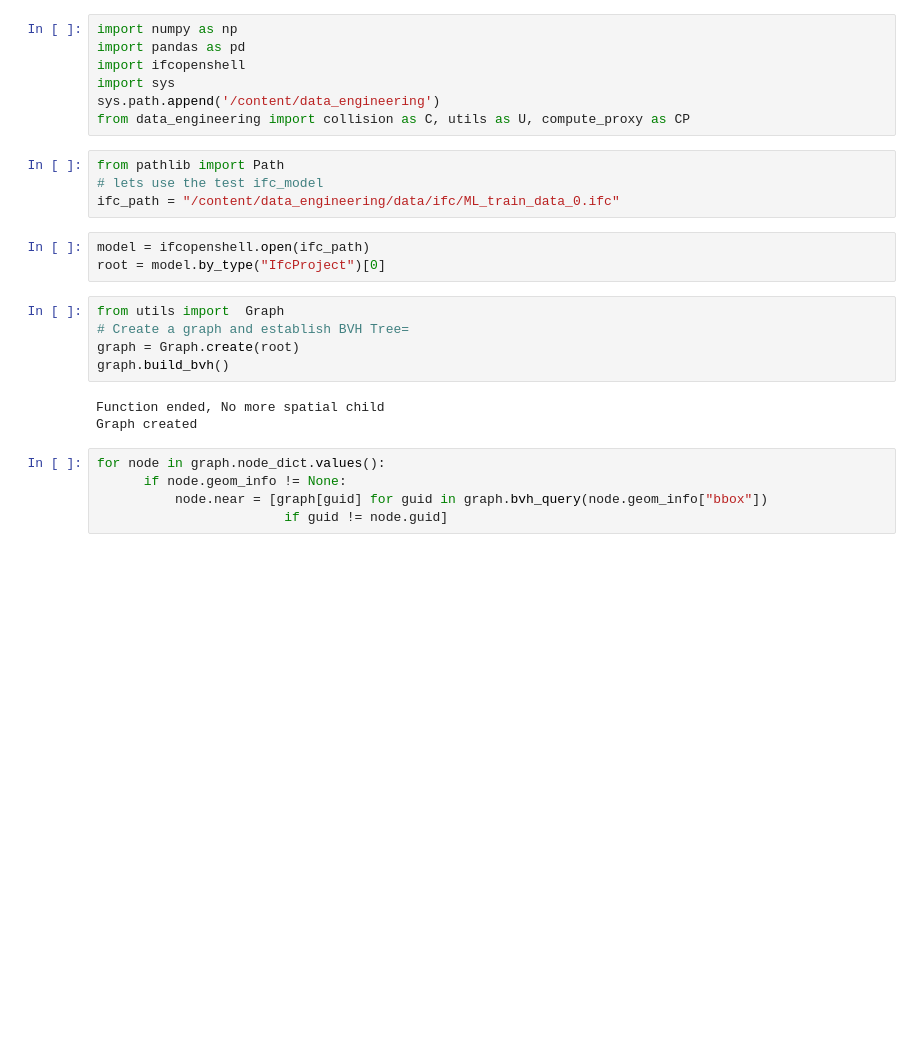
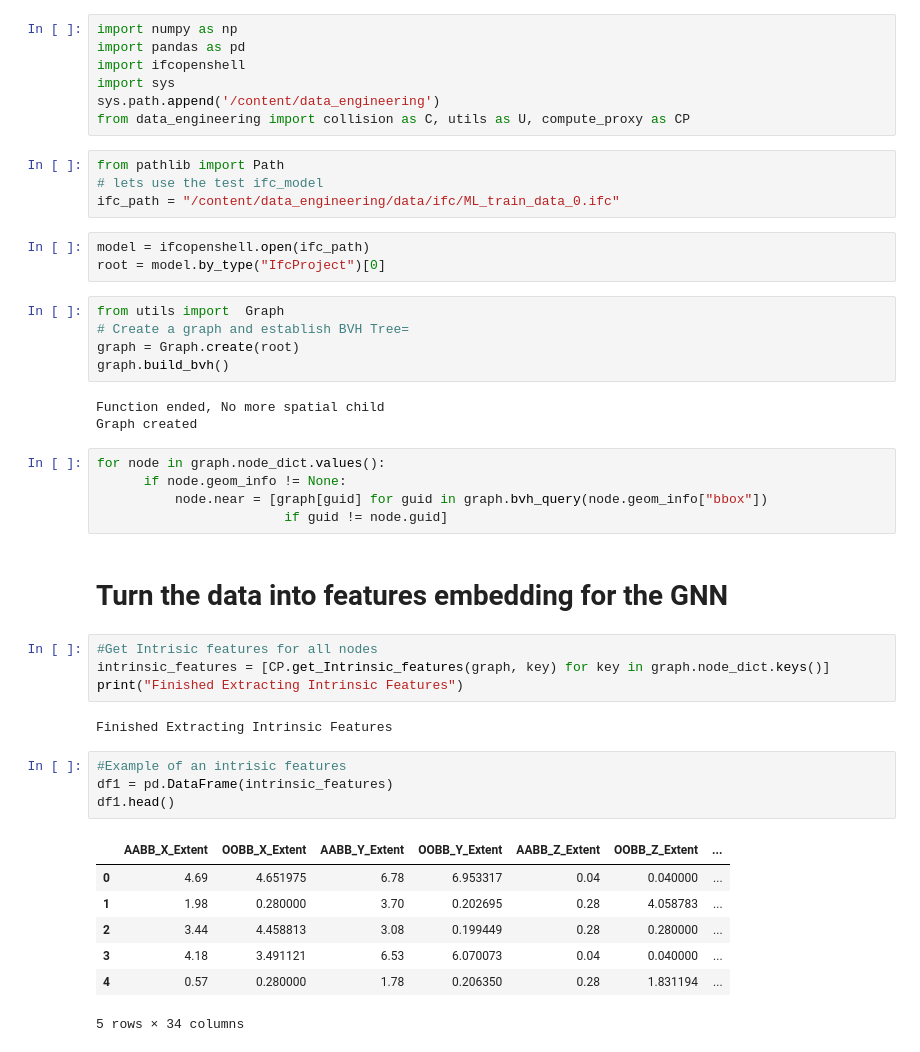
Before and after one commit to JanMeow/GNN_StackedRF_3D_Spatial_DeepLearning, a Jupyter notebook: Chpater_2_GNN_Guess_the_GeometricType_Application.ipynb, the cells around one changed output. Saved outputs shown, nothing was run; the diff lists cells and outputs as text; blank space fills up the shorter version.

```diff
--- a/Chpater_2_GNN_Guess_the_GeometricType_Application.ipynb
+++ b/Chpater_2_GNN_Guess_the_GeometricType_Application.ipynb
@@ -107,3 +107,23 @@ for node in graph.node_dict.values():
       if node.geom_info != None:
           node.near = [graph[guid] for guid in graph.bvh_query(node.geom_info["bbox"])
                         if guid != node.guid]
+# %% [markdown]
+# Turn the data into features embedding for the GNN
+# %%
+#Get Intrisic features for all nodes
+intrinsic_features = [CP.get_Intrinsic_features(graph, key) for key in graph.node_dict.keys()]
+print("Finished Extracting Intrinsic Features")
+# %% [output]
+Finished Extracting Intrinsic Features
+# %%
+#Example of an intrisic features
+df1 = pd.DataFrame(intrinsic_features)
+df1.head()
+# %% [output]
+|  | AABB_X_Extent | OOBB_X_Extent | AABB_Y_Extent | OOBB_Y_Extent | AABB_Z_Extent | OOBB_Z_Extent | ... |
+| 0 | 4.69 | 4.651975 | 6.78 | 6.953317 | 0.04 | 0.040000 | ... |
+| 1 | 1.98 | 0.280000 | 3.70 | 0.202695 | 0.28 | 4.058783 | ... |
+| 2 | 3.44 | 4.458813 | 3.08 | 0.199449 | 0.28 | 0.280000 | ... |
+| 3 | 4.18 | 3.491121 | 6.53 | 6.070073 | 0.04 | 0.040000 | ... |
+| 4 | 0.57 | 0.280000 | 1.78 | 0.206350 | 0.28 | 1.831194 | ... |
+5 rows × 34 columns
```
Also changed, not shown: parts of 36 cells of this notebook.
